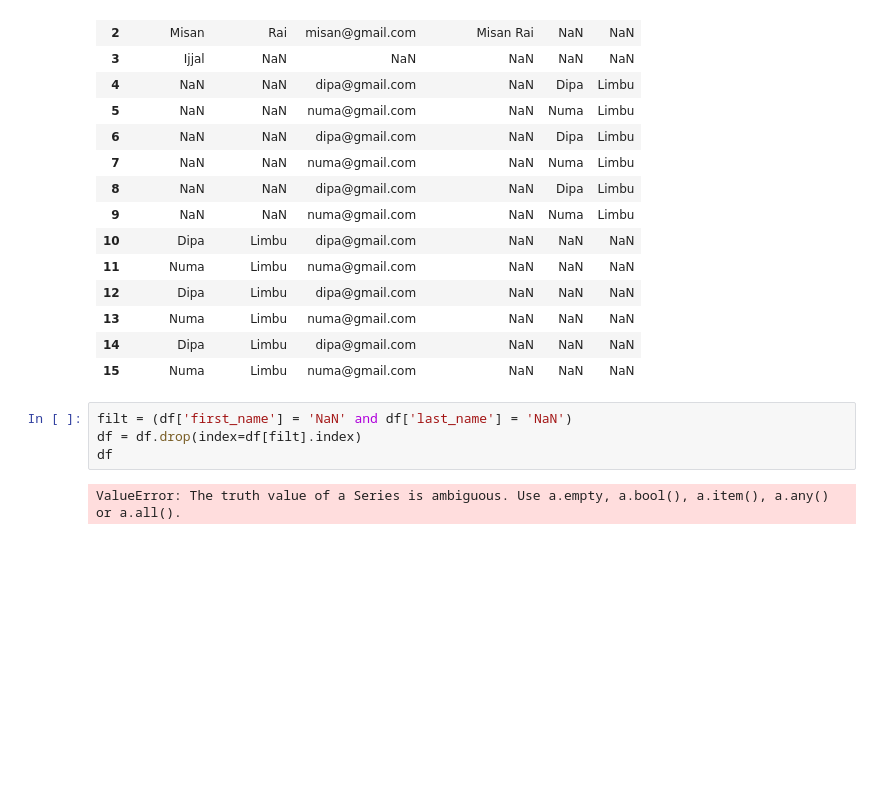
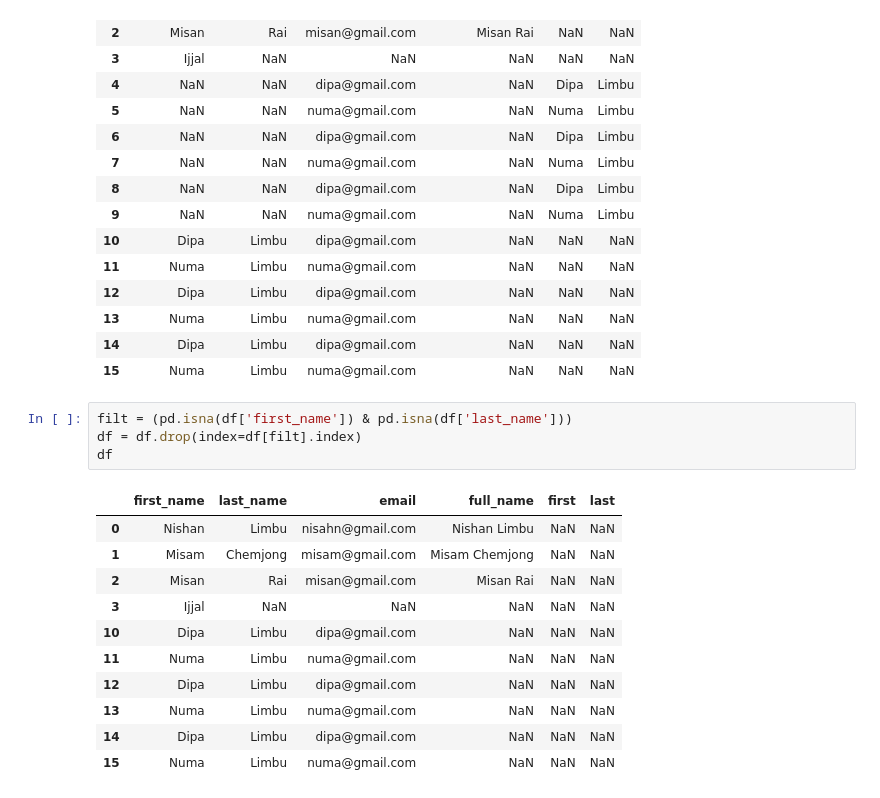
Before and after one commit to nishanlimbuchemjong/Pandas-for-AI-ML, a Jupyter notebook: Pandas_for_AI_&_ML.ipynb, the cells around one changed output. Saved outputs shown, nothing was run; the diff lists cells and outputs as text; blank space fills up the shorter version.

```diff
--- a/Pandas_for_AI_&_ML.ipynb
+++ b/Pandas_for_AI_&_ML.ipynb
@@ -898,8 +898,18 @@ df
 | 14 | Dipa | Limbu | dipa@gmail.com | NaN | NaN | NaN |
 | 15 | Numa | Limbu | numa@gmail.com | NaN | NaN | NaN |
 # %%
-filt = (df['first_name'] = 'NaN' and df['last_name'] = 'NaN')
+filt = (pd.isna(df['first_name']) & pd.isna(df['last_name']))
 df = df.drop(index=df[filt].index)
 df
 # %% [output]
-ValueError: The truth value of a Series is ambiguous. Use a.empty, a.bool(), a.item(), a.any() or a.all().
+|  | first_name | last_name | email | full_name | first | last |
+| 0 | Nishan | Limbu | nisahn@gmail.com | Nishan Limbu | NaN | NaN |
+| 1 | Misam | Chemjong | misam@gmail.com | Misam Chemjong | NaN | NaN |
+| 2 | Misan | Rai | misan@gmail.com | Misan Rai | NaN | NaN |
+| 3 | Ijjal | NaN | NaN | NaN | NaN | NaN |
+| 10 | Dipa | Limbu | dipa@gmail.com | NaN | NaN | NaN |
+| 11 | Numa | Limbu | numa@gmail.com | NaN | NaN | NaN |
+| 12 | Dipa | Limbu | dipa@gmail.com | NaN | NaN | NaN |
+| 13 | Numa | Limbu | numa@gmail.com | NaN | NaN | NaN |
+| 14 | Dipa | Limbu | dipa@gmail.com | NaN | NaN | NaN |
+| 15 | Numa | Limbu | numa@gmail.com | NaN | NaN | NaN |
```
Also changed, not shown: parts of 5 cells of this notebook.
